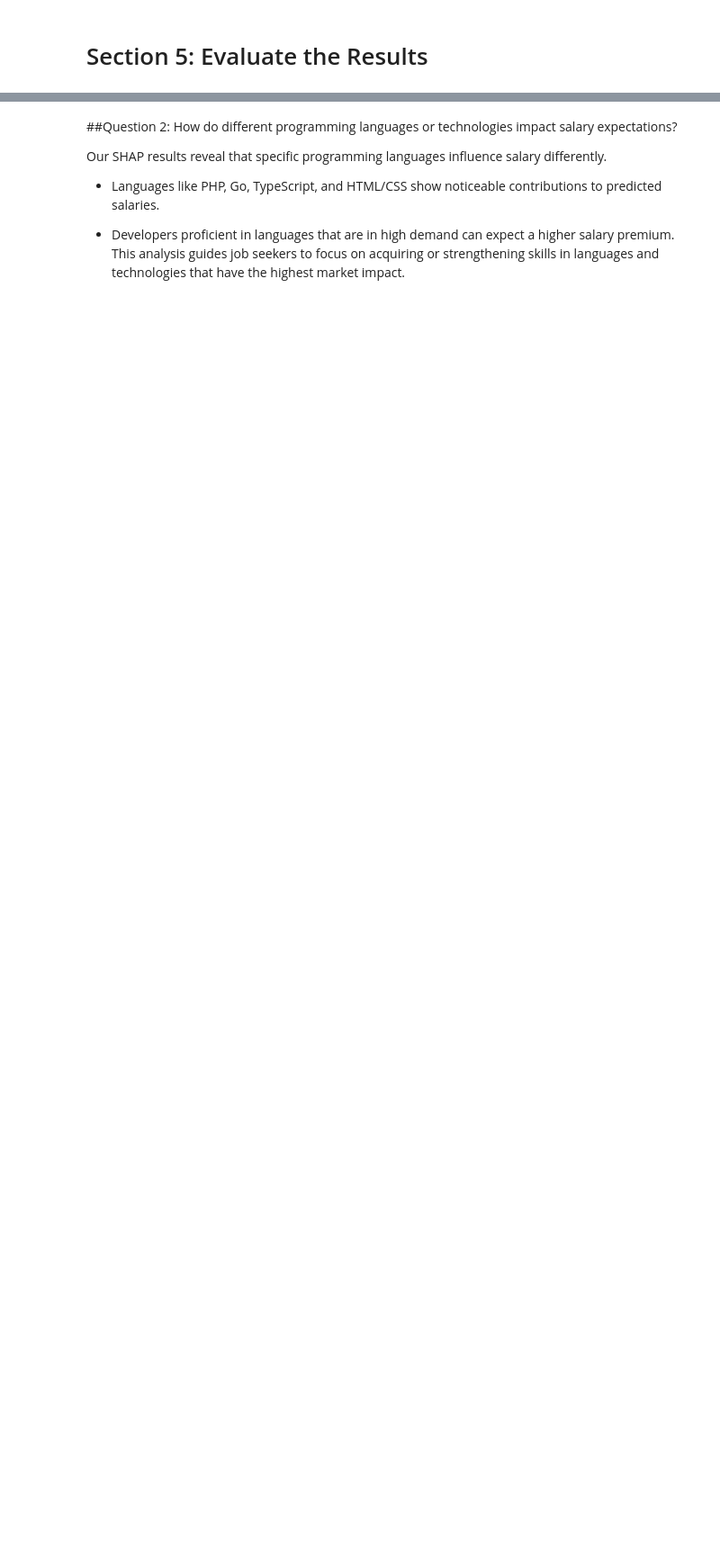
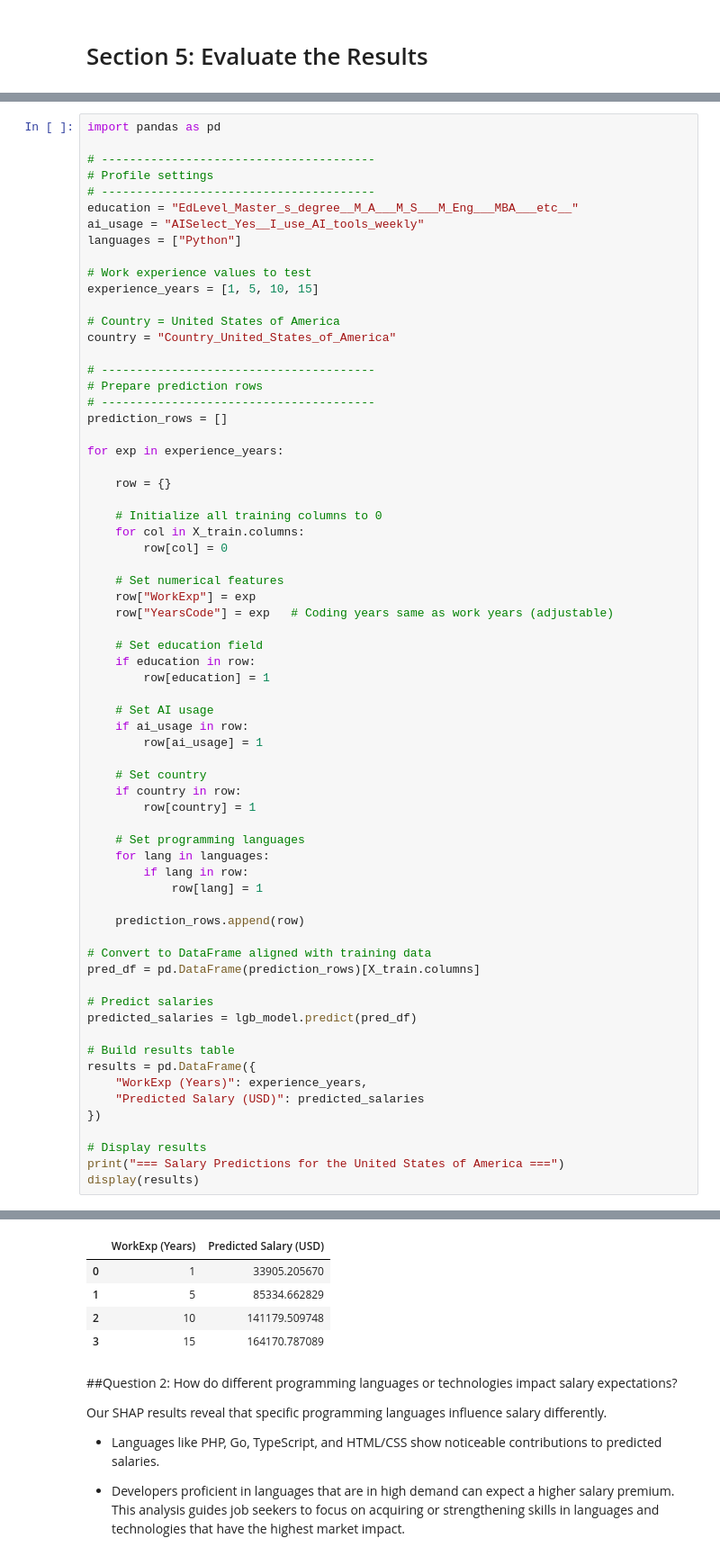
Before and after one commit to yukomath/Project_1, a Jupyter notebook: project.ipynb, the cells around one changed output, grey strips where cells are left out. Shown at 90% size. Drawn from its saved outputs; the diff is of its cells as text; blank space fills up the shorter version.

```diff
--- a/project.ipynb
+++ b/project.ipynb
@@ -807,3 +808,71 @@ Based on our models, years of professional experience (WorkExp) and total coding
 - Job seekers with 5–10 years of experience can generally expect mid-range salaries.
 
 - Those with 15+ years of experience see a significant increase in predicted compensation.
+# %%
+import pandas as pd
+
+# ---------------------------------------
+# Profile settings
+# ---------------------------------------
+education = "EdLevel_Master_s_degree__M_A___M_S___M_Eng___MBA___etc__"
+ai_usage = "AISelect_Yes__I_use_AI_tools_weekly"
+languages = ["Python"]
+
+# Work experience values to test
+experience_years = [1, 5, 10, 15]
+
+# Country = United States of America
+country = "Country_United_States_of_America"
+
+# ---------------------------------------
+# Prepare prediction rows
+# ---------------------------------------
+prediction_rows = []
+
+for exp in experience_years:
+
+    row = {}
+
+    # Initialize all training columns to 0
+    for col in X_train.columns:
+        row[col] = 0
+
+    # Set numerical features
+    row["WorkExp"] = exp
+    row["YearsCode"] = exp   # Coding years same as work years (adjustable)
+
+    # Set education field
+    if education in row:
+        row[education] = 1
+
+    # Set AI usage
+    if ai_usage in row:
+        row[ai_usage] = 1
+
+    # Set country
+    if country in row:
+        row[country] = 1
+
+    # Set programming languages
+    for lang in languages:
+        if lang in row:
+            row[lang] = 1
+
+    prediction_rows.append(row)
+
+# Convert to DataFrame aligned with training data
+pred_df = pd.DataFrame(prediction_rows)[X_train.columns]
+
+# Predict salaries
+predicted_salaries = lgb_model.predict(pred_df)
+
+# Build results table
+results = pd.DataFrame({
+    "WorkExp (Years)": experience_years,
+    "Predicted Salary (USD)": predicted_salaries
+})
+
+# Display results
+print("=== Salary Predictions for the United States of America ===")
+display(results)
+# %% [output]
@@ -810,3 +880,8 @@ Based on our models, years of professional experience (WorkExp) and total coding
+|  | WorkExp (Years) | Predicted Salary (USD) |
+| 0 | 1 | 33905.205670 |
+| 1 | 5 | 85334.662829 |
+| 2 | 10 | 141179.509748 |
+| 3 | 15 | 164170.787089 |
 # %% [markdown]
 ##Question 2: How do different programming languages or technologies impact salary expectations?
 
```
Also changed, not shown: parts of 23 cells of this notebook.
